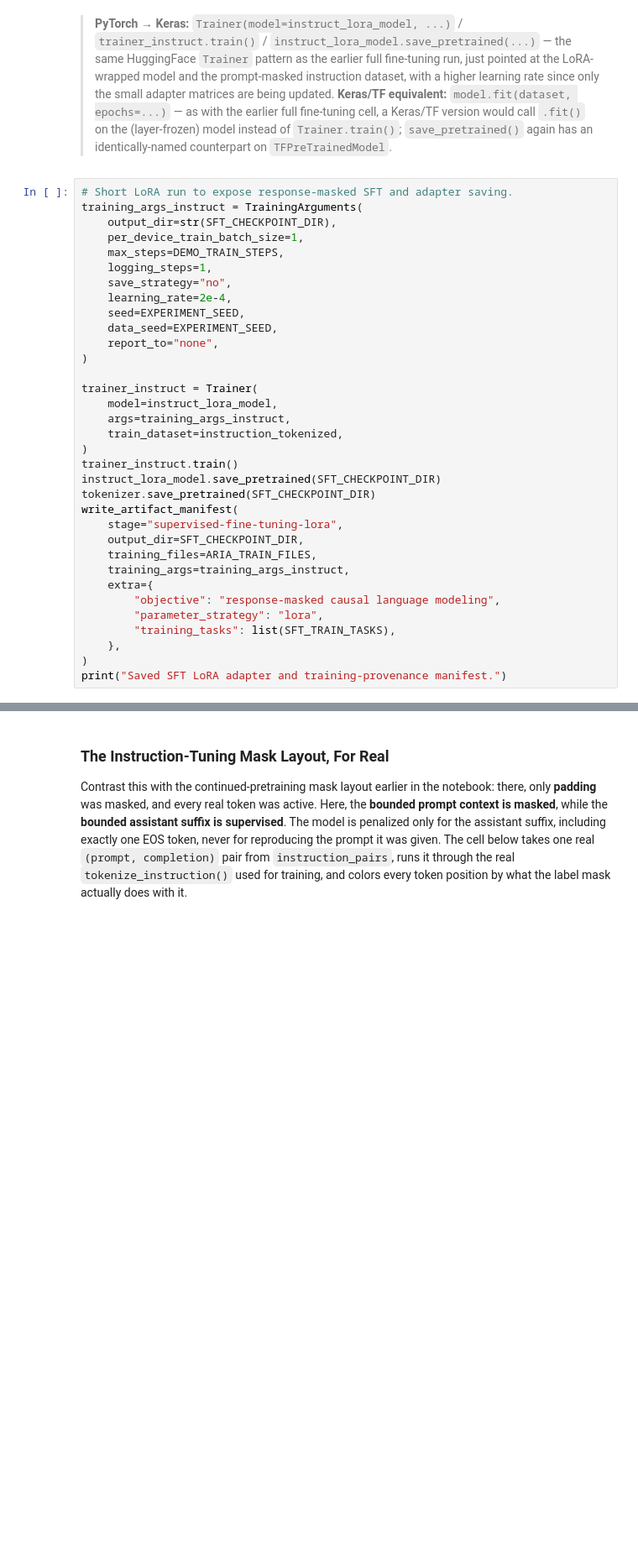
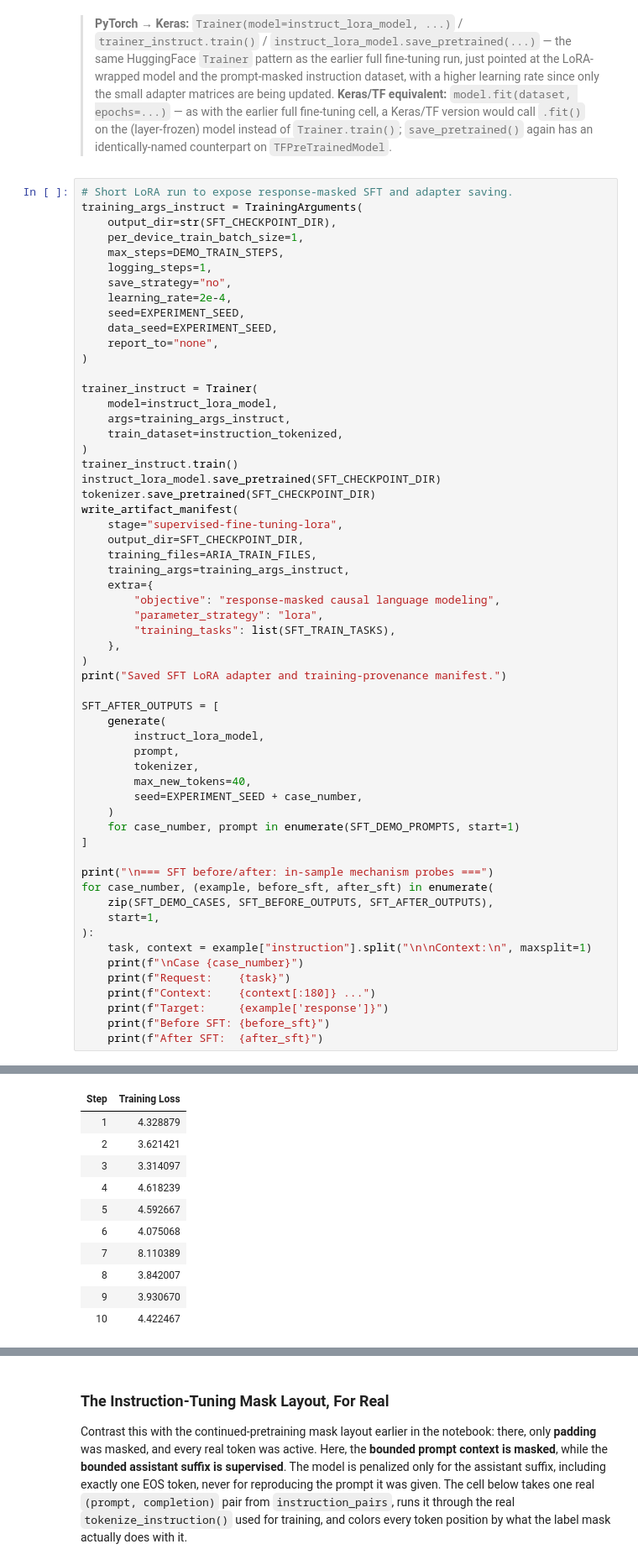
Before and after one commit to dsgouda7/ai-portfolio, a Jupyter notebook: learning/genai/03-llm-finetuning/01-llm-finetuning-data-techniques.ipynb, the cells around one changed output, grey strips where cells are left out. Shown at 84% size. Cells and saved outputs as stored; diff of their text form; blank space fills up the shorter version.

```diff
--- a/learning/genai/03-llm-finetuning/01-llm-finetuning-data-techniques.ipynb
+++ b/learning/genai/03-llm-finetuning/01-llm-finetuning-data-techniques.ipynb
@@ -1281,3 +1618,28 @@ write_artifact_manifest(
     },
 )
 print("Saved SFT LoRA adapter and training-provenance manifest.")
+
+SFT_AFTER_OUTPUTS = [
+    generate(
+        instruct_lora_model,
+        prompt,
+        tokenizer,
+        max_new_tokens=40,
+        seed=EXPERIMENT_SEED + case_number,
+    )
+    for case_number, prompt in enumerate(SFT_DEMO_PROMPTS, start=1)
+]
+
+print("\n=== SFT before/after: in-sample mechanism probes ===")
+for case_number, (example, before_sft, after_sft) in enumerate(
+    zip(SFT_DEMO_CASES, SFT_BEFORE_OUTPUTS, SFT_AFTER_OUTPUTS),
+    start=1,
+):
+    task, context = example["instruction"].split("\n\nContext:\n", maxsplit=1)
+    print(f"\nCase {case_number}")
+    print(f"Request:    {task}")
+    print(f"Context:    {context[:180]} ...")
+    print(f"Target:     {example['response']}")
+    print(f"Before SFT: {before_sft}")
+    print(f"After SFT:  {after_sft}")
+# %% [output]
@@ -1283,0 +1647,11 @@ print("Saved SFT LoRA adapter and training-provenance manifest.")
+| Step | Training Loss |
+| 1 | 4.328879 |
+| 2 | 3.621421 |
+| 3 | 3.314097 |
+| 4 | 4.618239 |
+| 5 | 4.592667 |
+| 6 | 4.075068 |
+| 7 | 8.110389 |
+| 8 | 3.842007 |
+| 9 | 3.930670 |
+| 10 | 4.422467 |
```
Also changed, not shown: parts of 28 cells of this notebook, 5 other files.
